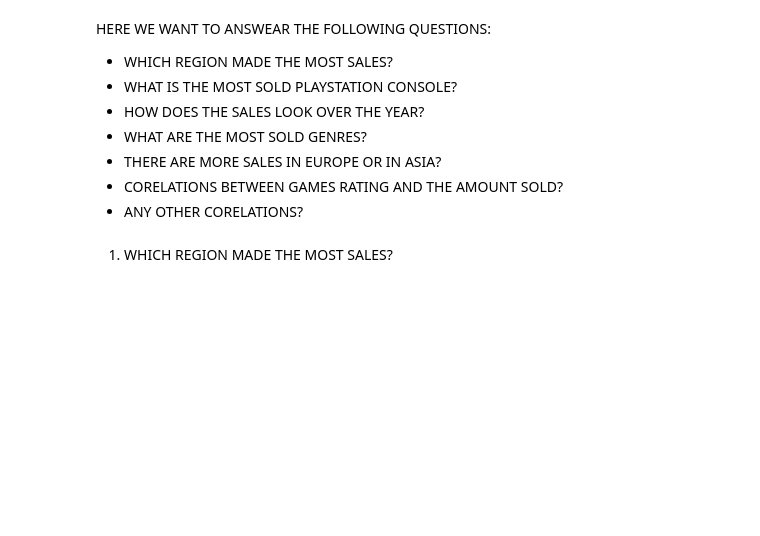
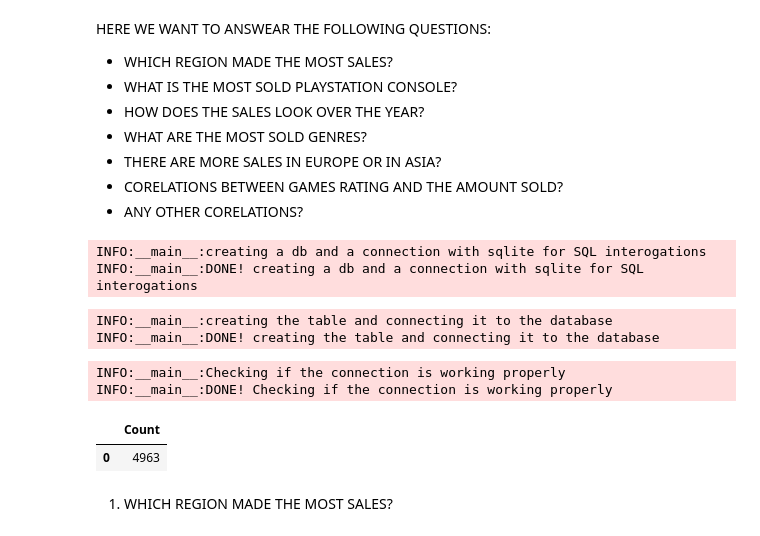
Before and after one commit to CalinP1/Playstation_work, a Jupyter notebook: PlayStation_Data_report.ipynb, the cells around one changed output. Cells and saved outputs as stored; diff of their text form; code cells hidden in the pictures; blank space fills up the shorter version.

Commit message:
SQL connection with sqlite to a (freshly created) playstation_ sales db

```diff
--- a/PlayStation_Data_report.ipynb
+++ b/PlayStation_Data_report.ipynb
@@ -461,3 +462,34 @@ import numpy as np
+# %%
+logger.info("creating a db and a connection with sqlite for SQL interogations")
+conn = sqlite3.connect('playstation_sales.db')
+logger.info("DONE! creating a db and a connection with sqlite for SQL interogations")
+# %% [output]
+INFO:__main__:creating a db and a connection with sqlite for SQL interogations
+INFO:__main__:DONE! creating a db and a connection with sqlite for SQL interogations
+# %%
+logger.info("creating the table and connecting it to the database")
+table_name = "PlayStation_Games"
+df_playstation_clean.to_sql(
+    name=table_name,
+    con=conn,
+    if_exists='replace',
+    index=False
+)
+logger.info("DONE! creating the table and connecting it to the database")
+# %% [output]
+INFO:__main__:creating the table and connecting it to the database
+INFO:__main__:DONE! creating the table and connecting it to the database
+# %%
+logger.info("Checking if the connection is working properly")
+query_verify = "SELECT COUNT(*) as Count FROM PlayStation_Games"
+row_count = pd.read_sql(query_verify, conn)
+logger.info("DONE! Checking if the connection is working properly")
+row_count
+# %% [output]
+INFO:__main__:Checking if the connection is working properly
+INFO:__main__:DONE! Checking if the connection is working properly
+|  | Count |
+| 0 | 4963 |
 # %% [markdown]
 1) WHICH REGION MADE THE MOST SALES?
 # %%
```
Also changed, not shown: parts of 1 cell of this notebook, 1 other file.
